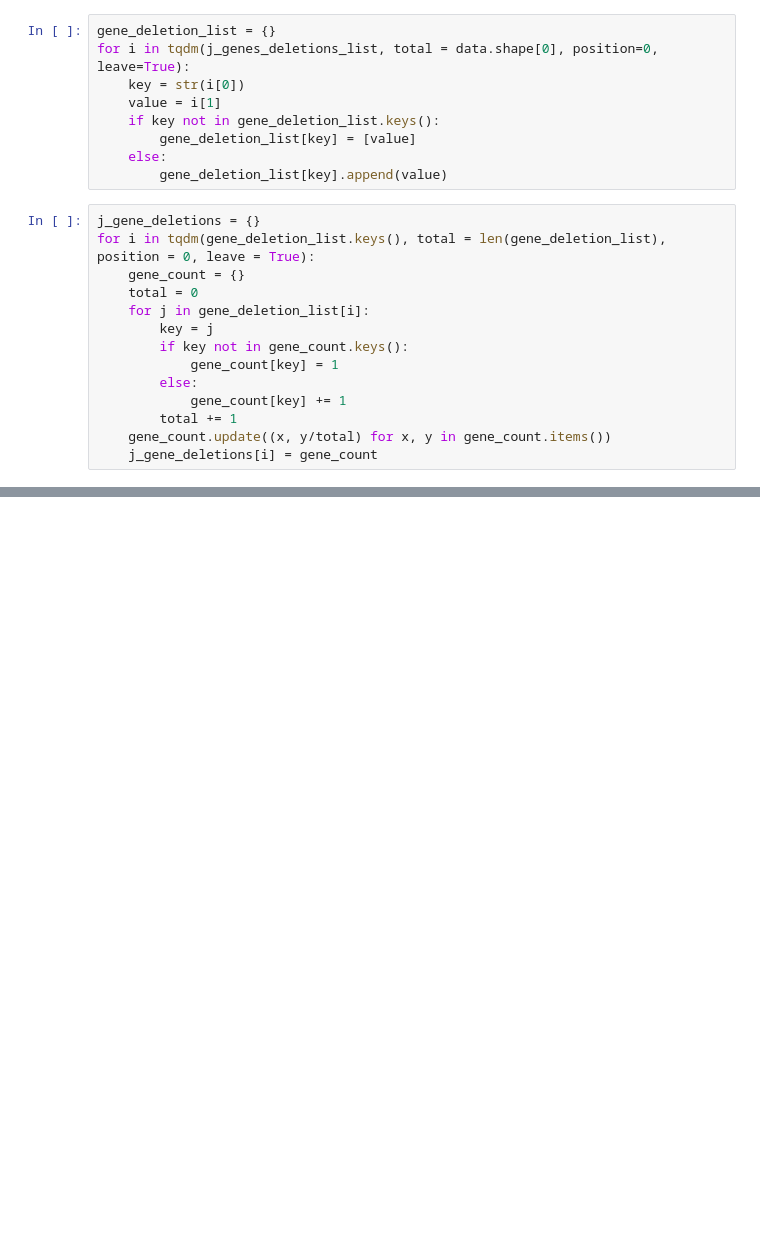
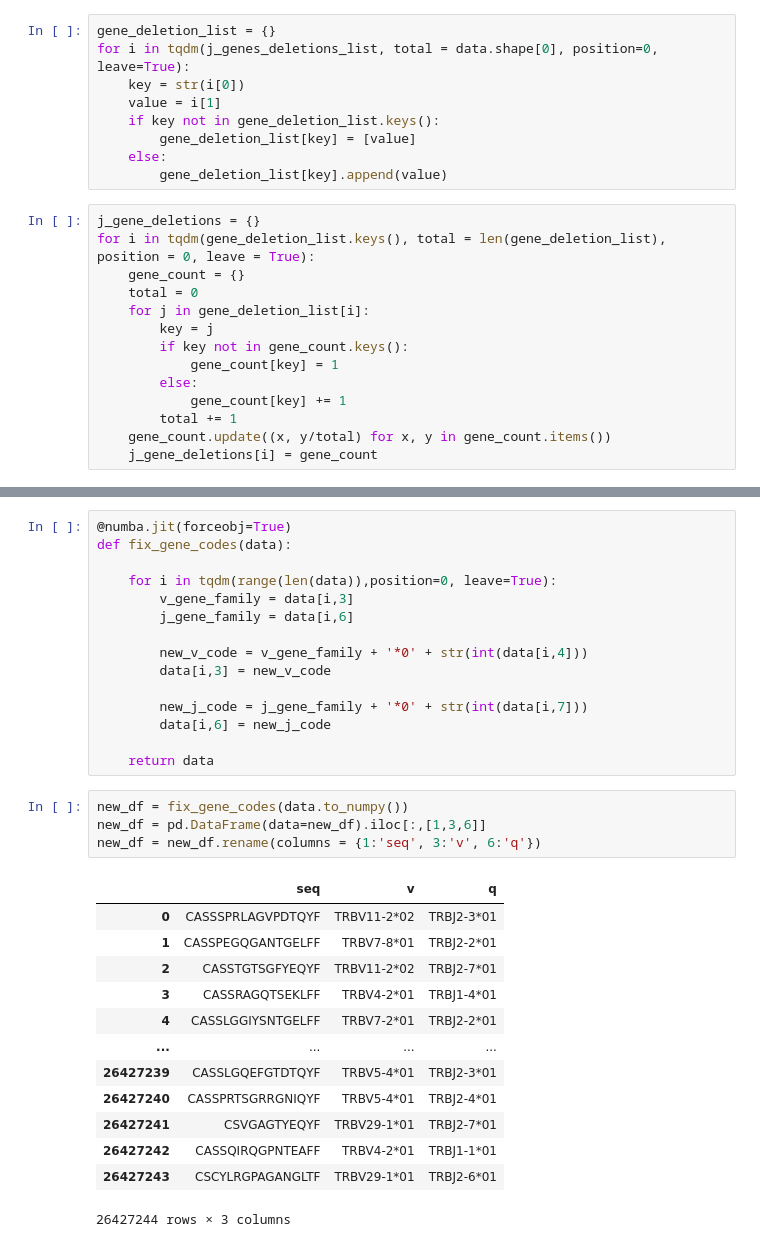
Before and after one commit to anttitapsa/TCR_transformer, a Jupyter notebook: scripts/analysis_processed_data.ipynb, the cells around one changed output, grey strips where cells are left out. Drawn from its saved outputs; the diff is of its cells as text; blank space fills up the shorter version.

```diff
--- a/scripts/analysis_processed_data.ipynb
+++ b/scripts/analysis_processed_data.ipynb
@@ -377,0 +303,33 @@ j_gene_deletions
+# %%
+@numba.jit(forceobj=True)
+def fix_gene_codes(data):
+
+    for i in tqdm(range(len(data)),position=0, leave=True):
+        v_gene_family = data[i,3]
+        j_gene_family = data[i,6]
+
+        new_v_code = v_gene_family + '*0' + str(int(data[i,4]))
+        data[i,3] = new_v_code
+
+        new_j_code = j_gene_family + '*0' + str(int(data[i,7]))
+        data[i,6] = new_j_code
+
+    return data
+# %%
+new_df = fix_gene_codes(data.to_numpy())
+new_df = pd.DataFrame(data=new_df).iloc[:,[1,3,6]]
+new_df = new_df.rename(columns = {1:'seq', 3:'v', 6:'q'})
+# %% [output]
+|  | seq | v | q |
+| 0 | CASSSPRLAGVPDTQYF | TRBV11-2*02 | TRBJ2-3*01 |
+| 1 | CASSPEGQGANTGELFF | TRBV7-8*01 | TRBJ2-2*01 |
+| 2 | CASSTGTSGFYEQYF | TRBV11-2*02 | TRBJ2-7*01 |
+| 3 | CASSRAGQTSEKLFF | TRBV4-2*01 | TRBJ1-4*01 |
+| 4 | CASSLGGIYSNTGELFF | TRBV7-2*01 | TRBJ2-2*01 |
+| ... | ... | ... | ... |
+| 26427239 | CASSLGQEFGTDTQYF | TRBV5-4*01 | TRBJ2-3*01 |
+| 26427240 | CASSPRTSGRRGNIQYF | TRBV5-4*01 | TRBJ2-4*01 |
+| 26427241 | CSVGAGTYEQYF | TRBV29-1*01 | TRBJ2-7*01 |
+| 26427242 | CASSQIRQGPNTEAFF | TRBV4-2*01 | TRBJ1-1*01 |
+| 26427243 | CSCYLRGPAGANGLTF | TRBV29-1*01 | TRBJ2-6*01 |
+26427244 rows × 3 columns
```
Also changed, not shown: parts of 21 cells of this notebook.
